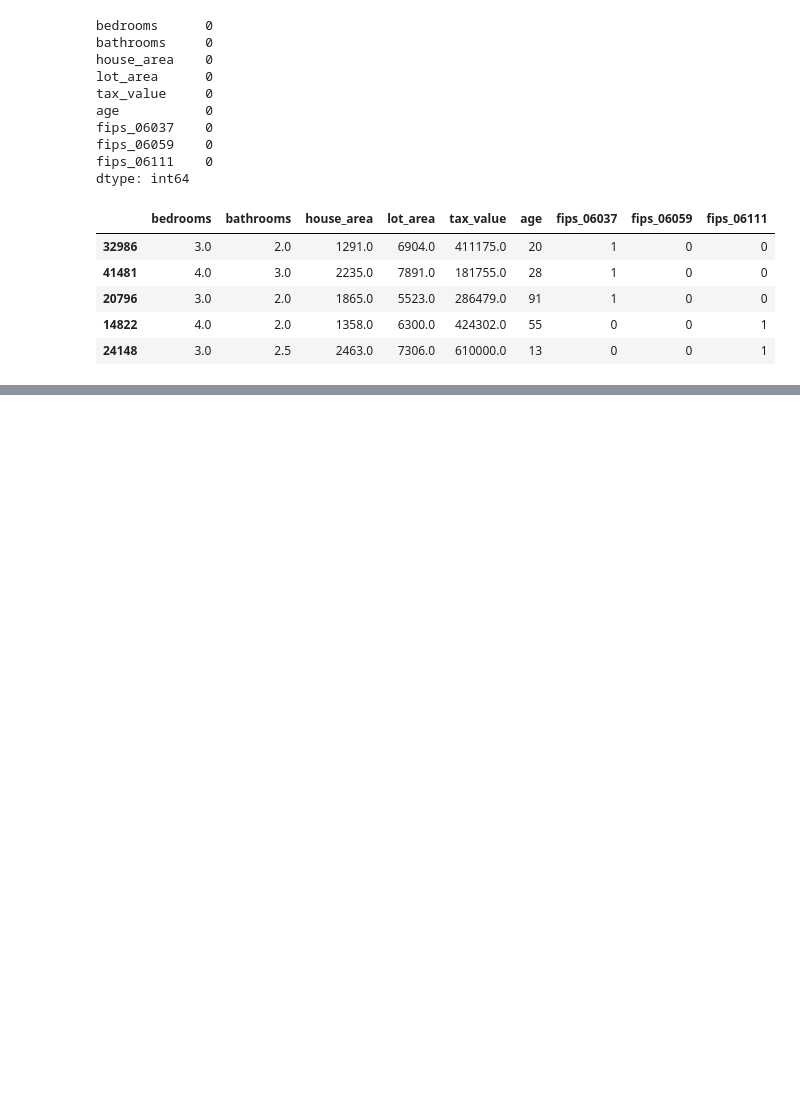
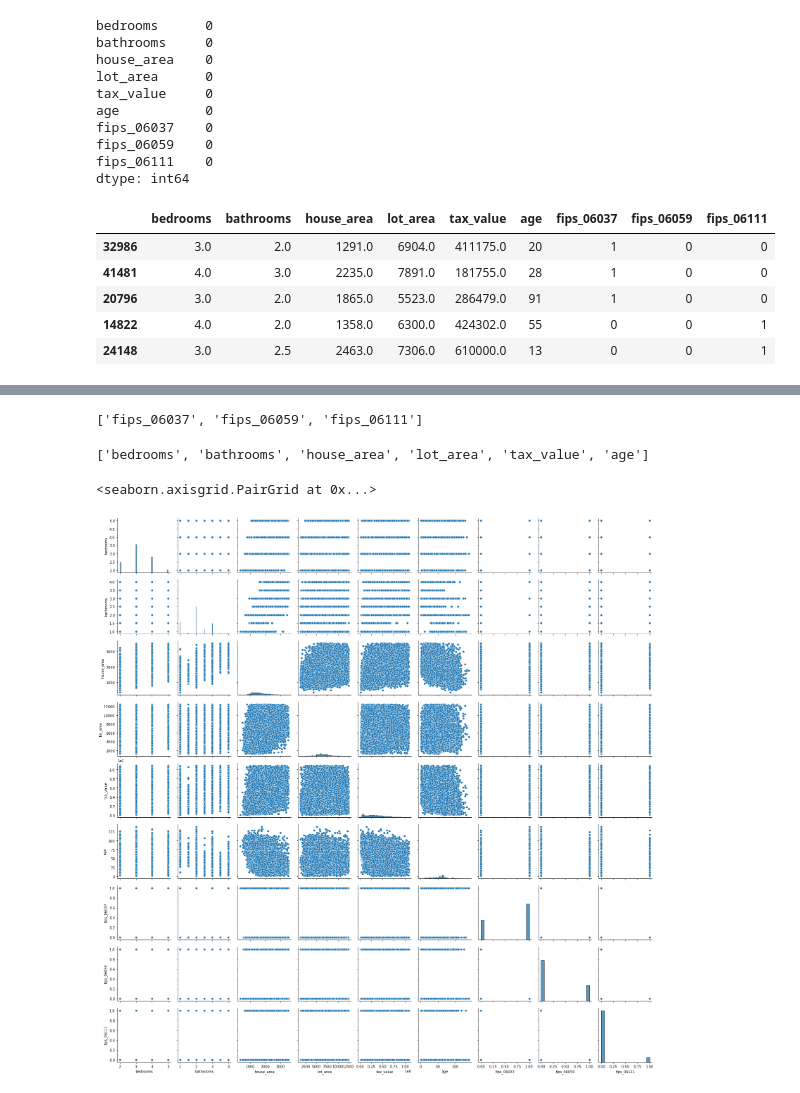
Before and after one commit to watermanbrandyn/regression_project, a Jupyter notebook: regression_workbook.ipynb, the cells around one changed output, grey strips where cells are left out. Drawn from its saved outputs; the diff is of its cells as text; code cells hidden in the pictures; blank space fills up the shorter version.

```diff
--- a/regression_workbook.ipynb
+++ b/regression_workbook.ipynb
@@ -763,0 +787,4 @@ train.head()
+# %%
+cats
+# %% [output]
+['fips_06037', 'fips_06059', 'fips_06111']
@@ -763,0 +793,9 @@ train.head()
+# %%
+conts
+# %% [output]
+['bedrooms', 'bathrooms', 'house_area', 'lot_area', 'tax_value', 'age']
+# %%
+sns.pairplot(train)
+# %% [output]
+<seaborn.axisgrid.PairGrid at 0x...>
+[figure, added]
```
Also changed, not shown: parts of 13 cells of this notebook.
